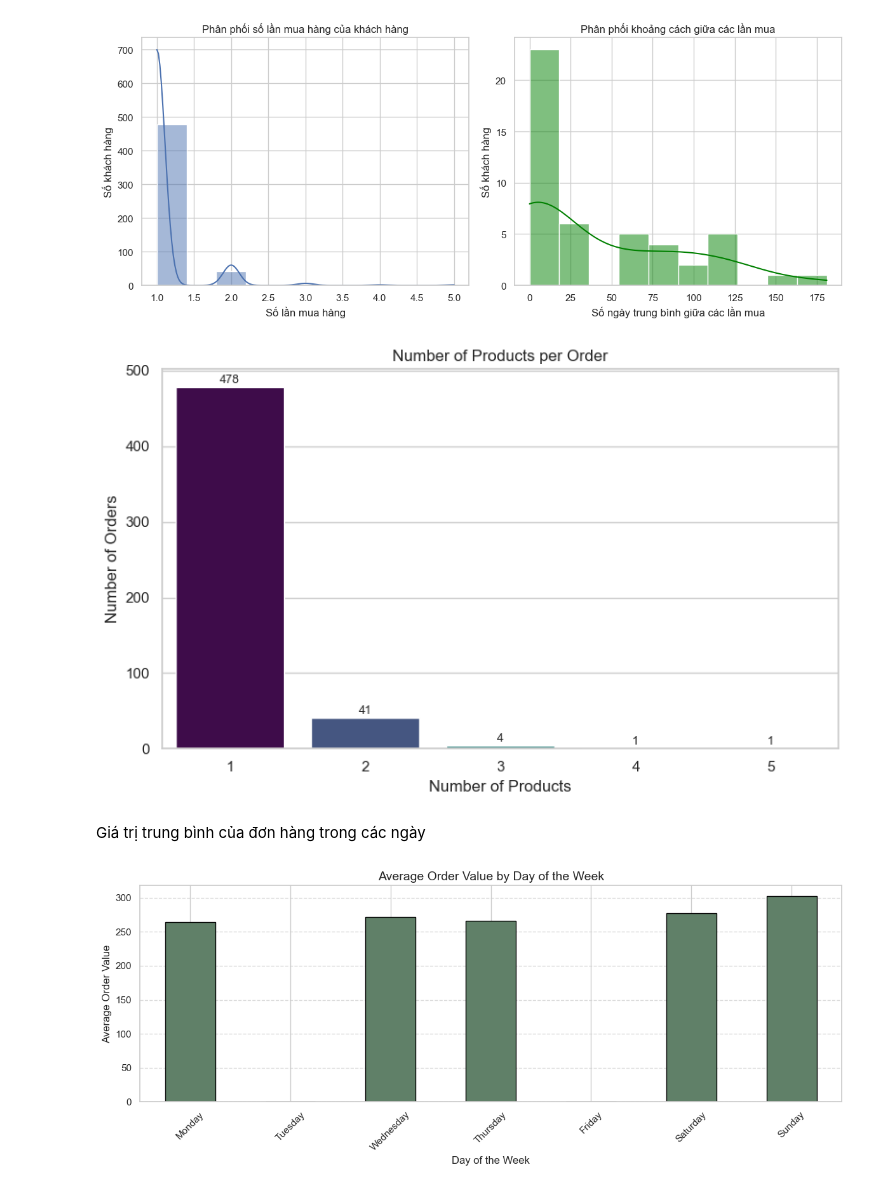
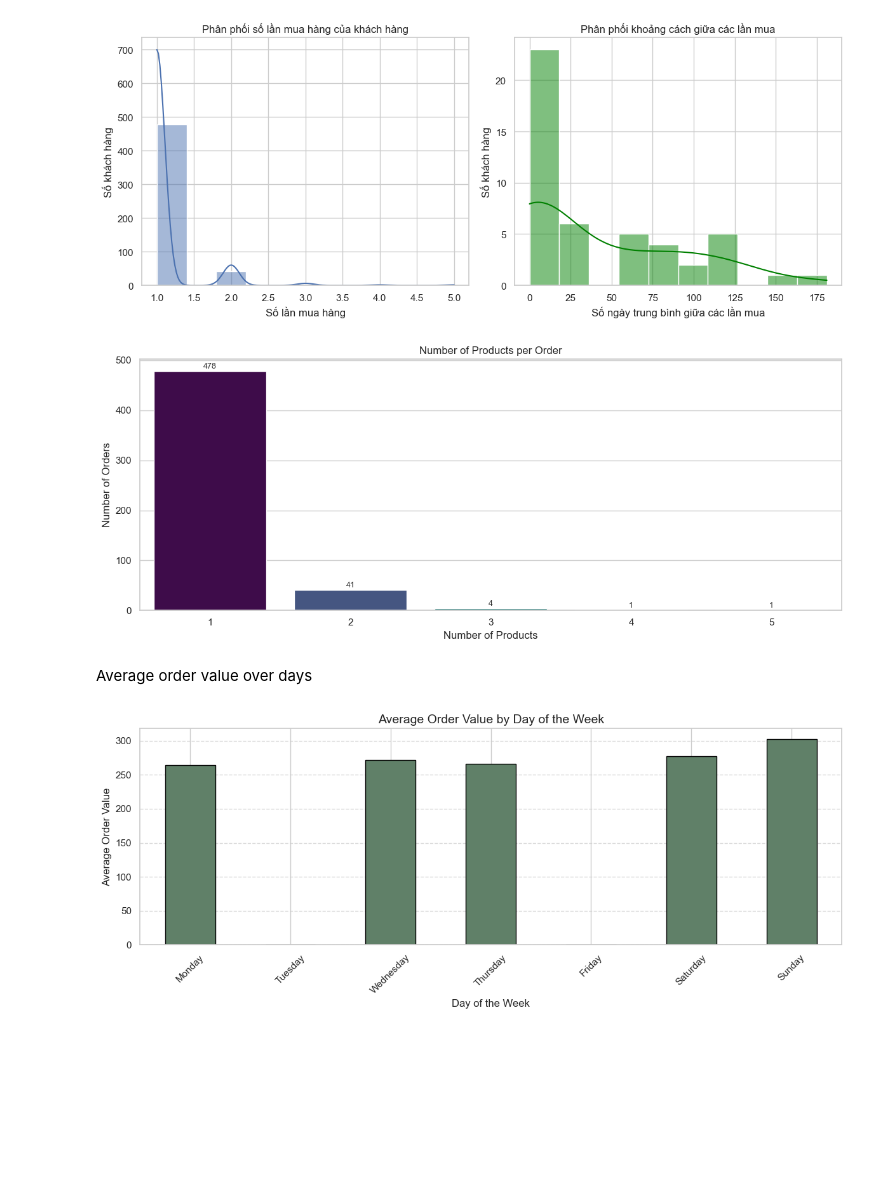
Before and after one commit to DuyLinh-Data/DA_self_learning, a Jupyter notebook: Product Sales Analysis/Product Sales Analysis.ipynb, the cells around one changed output. Saved outputs shown, nothing was run; the diff lists cells and outputs as text; code cells hidden in the pictures; blank space fills up the shorter version.

```diff
--- a/Product Sales Analysis/Product Sales Analysis.ipynb
+++ b/Product Sales Analysis/Product Sales Analysis.ipynb
@@ -893,33 +909,33 @@ plt.show()
 # %%
 # Step 1: Count the number of unique products per order
 multi_product_df = Order_Details.groupby('Name')['Product'].nunique().reset_index()
 multi_product_df.columns = ['Name', 'num_products']
 
 # Step 2: Plot the frequency of the number of products in each order
 import matplotlib.pyplot as plt
 import seaborn as sns
 
-plt.figure(figsize=(8, 5))
+plt.figure(figsize=(12, 5))
 ax = sns.countplot(data=multi_product_df, x='num_products', hue='num_products',
                    palette='viridis', legend=False)
 plt.title('Number of Products per Order')
 plt.xlabel('Number of Products')
 plt.ylabel('Number of Orders')
 plt.xticks(rotation=0)
 
 # Add labels on top of each bar
 for p in ax.patches:
     height = p.get_height()
     ax.text(p.get_x() + p.get_width() / 2., height + 1,   # Label position (x, y)
             int(height),                                  # Label content
             ha='center', va='bottom', fontsize=9)
 
 plt.tight_layout()
 plt.show()
 # %% [output]
-[figure, old version]
+[figure, new version]
 # %% [markdown]
-Giá trị trung bình của đơn hàng trong các ngày
+Average order value over days
 # %%
 mean_day = Order_Details.groupby('DayName')['Amount'].mean()
 # %%
```
Also changed, not shown: parts of 18 cells of this notebook.
